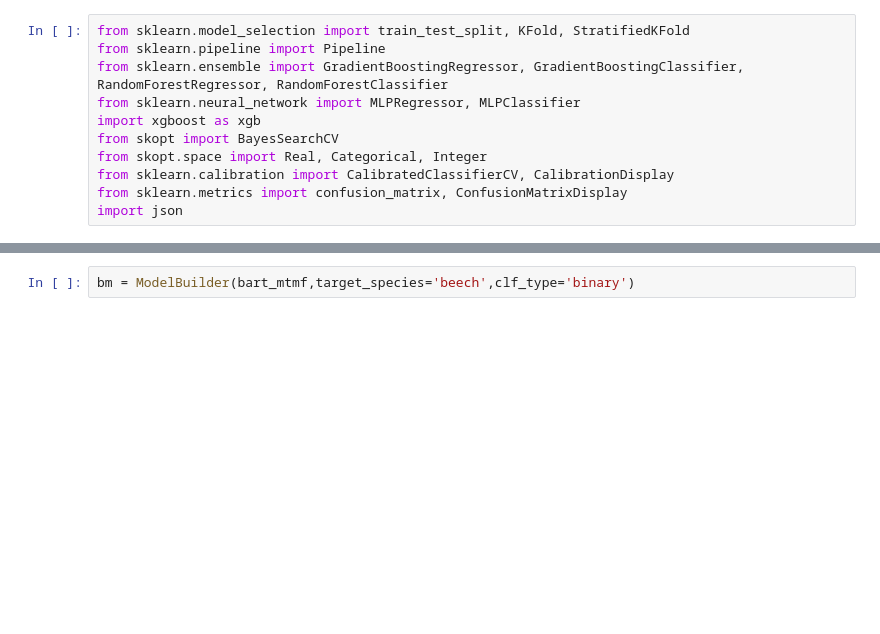
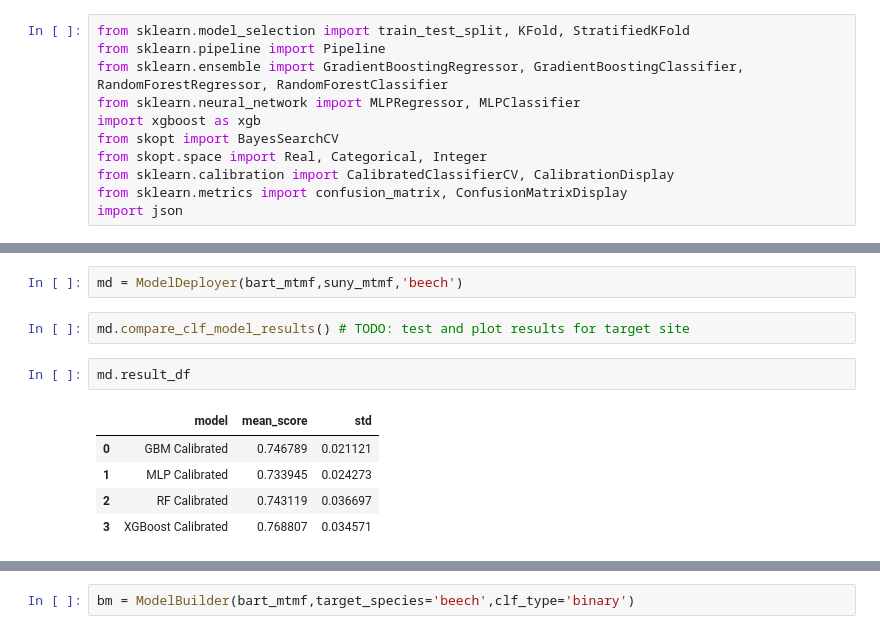
Before and after one commit to rosehanuy/beech-catskills, a Jupyter notebook: data_stack.ipynb, the cells around one changed output, grey strips where cells are left out. Drawn from its saved outputs; the diff is of its cells as text; blank space fills up the shorter version.

```diff
--- a/data_stack.ipynb
+++ b/data_stack.ipynb
@@ -1020,0 +1181,12 @@ import json
+# %%
+md = ModelDeployer(bart_mtmf,suny_mtmf,'beech')
+# %%
+md.compare_clf_model_results() # TODO: test and plot results for target site
+# %%
+md.result_df
+# %% [output]
+|  | model | mean_score | std |
+| 0 | GBM Calibrated | 0.746789 | 0.021121 |
+| 1 | MLP Calibrated | 0.733945 | 0.024273 |
+| 2 | RF Calibrated | 0.743119 | 0.036697 |
+| 3 | XGBoost Calibrated | 0.768807 | 0.034571 |
```
Also changed, not shown: parts of 19 cells of this notebook, 1 other file.
